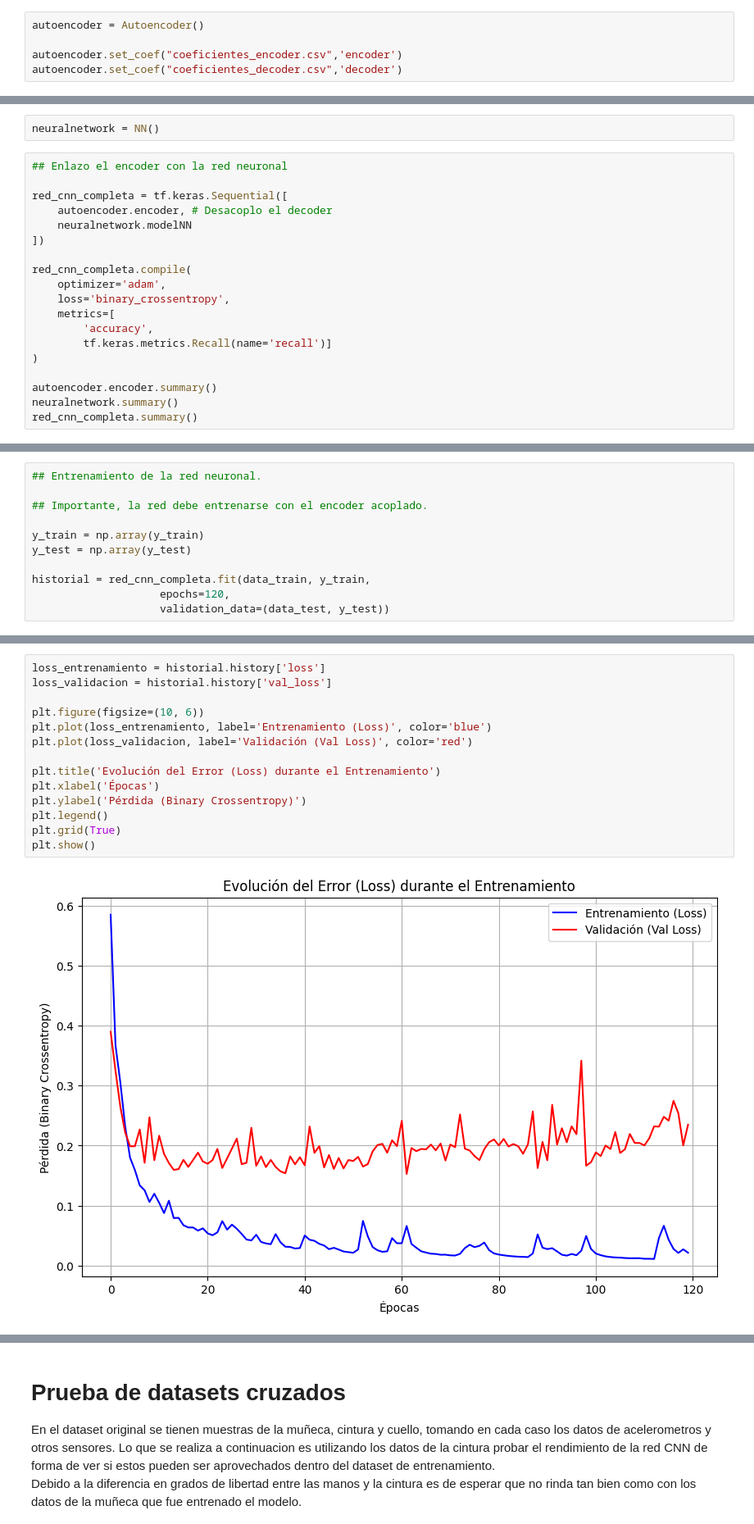
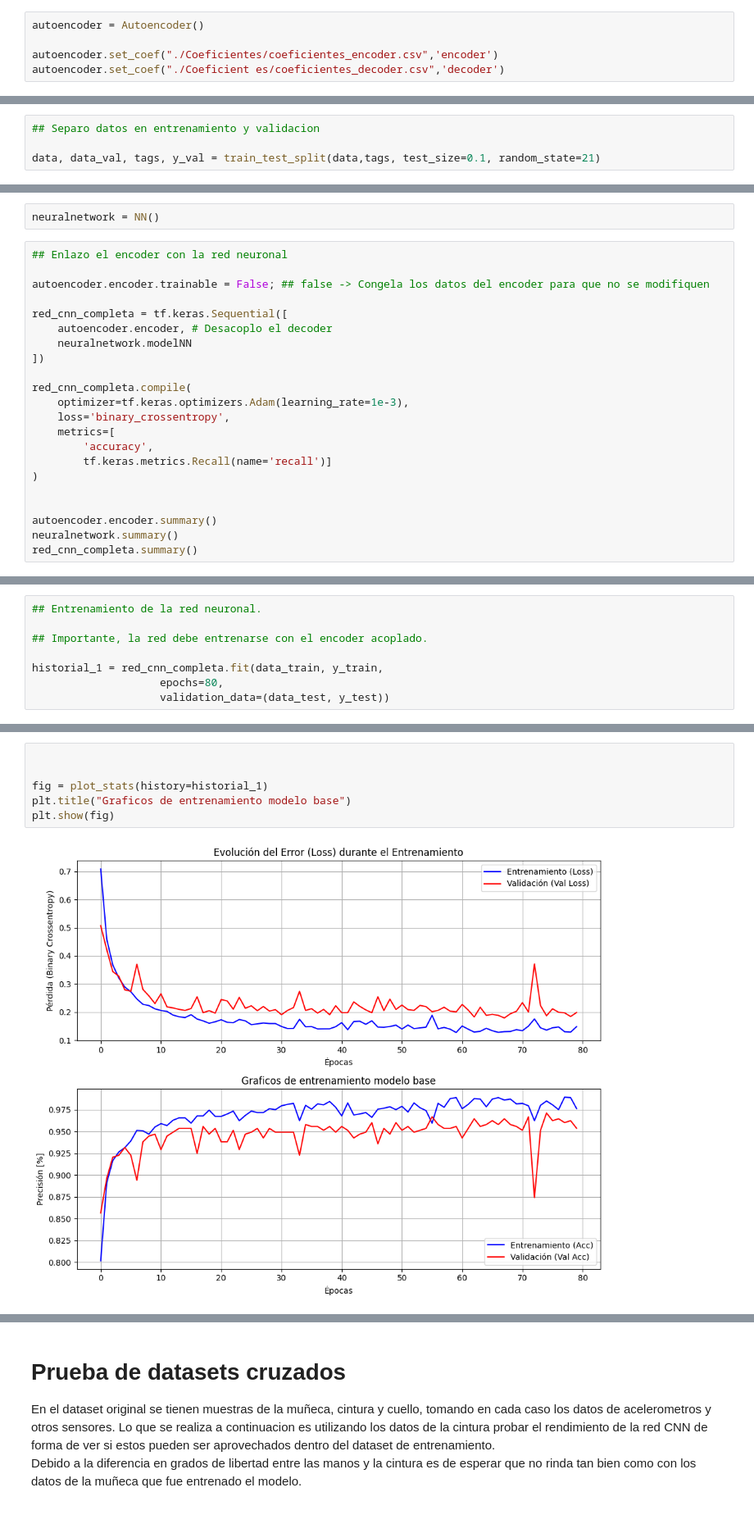
Before and after one commit to guidoglorioso/Fall_detection, a Jupyter notebook: CNN.ipynb, the cells around one changed output, grey strips where cells are left out. Shown at 82% size. Cells and saved outputs as stored; diff of their text form.

```diff
--- a/CNN.ipynb
+++ b/CNN.ipynb
@@ -28,6 +27,6 @@ To enable the following instructions: SSE4.1 SSE4.2 AVX AVX2 AVX512F AVX512_VNNI
 # %%
 autoencoder = Autoencoder()
 
-autoencoder.set_coef("coeficientes_encoder.csv",'encoder')
-autoencoder.set_coef("coeficientes_decoder.csv",'decoder')
+autoencoder.set_coef("./Coeficientes/coeficientes_encoder.csv",'encoder')
+autoencoder.set_coef("./Coeficient es/coeficientes_decoder.csv",'decoder')
 # %% [output]
@@ -86,3 +55,7 @@ El shape de tags es: 2515
+# %%
+## Separo datos en entrenamiento y validacion
+
+data, data_val, tags, y_val = train_test_split(data,tags, test_size=0.1, random_state=21)
 # %%
 escalador = dataScaler() ## Fitea los datos y guarda sus coef.
 
@@ -110,6 +84,8 @@ Shape y_test: 503
 neuralnetwork = NN()
 # %%
 ## Enlazo el encoder con la red neuronal
+
+autoencoder.encoder.trainable = False; ## false -> Congela los datos del encoder para que no se modifiquen
 
 red_cnn_completa = tf.keras.Sequential([
     autoencoder.encoder, # Desacoplo el decoder
@@ -117,13 +93,14 @@ red_cnn_completa = tf.keras.Sequential([
 ])
 
 red_cnn_completa.compile(
-    optimizer='adam',
+    optimizer=tf.keras.optimizers.Adam(learning_rate=1e-3),
     loss='binary_crossentropy',
     metrics=[
         'accuracy',
         tf.keras.metrics.Recall(name='recall')]
 )
 
+
 autoencoder.encoder.summary()
 neuralnetwork.summary()
 red_cnn_completa.summary()
@@ -172,10 +149,7 @@ Model: "sequential_3"
 
 ## Importante, la red debe entrenarse con el encoder acoplado.
 
-y_train = np.array(y_train)
-y_test = np.array(y_test)
-
-historial = red_cnn_completa.fit(data_train, y_train,
-                    epochs=120,
+historial_1 = red_cnn_completa.fit(data_train, y_train,
+                    epochs=80,
                     validation_data=(data_test, y_test))
 # %% [output]
@@ -199,17 +173,9 @@ Epoch 120/120
 # %%
-loss_entrenamiento = historial.history['loss']
-loss_validacion = historial.history['val_loss']
 
-plt.figure(figsize=(10, 6))
-plt.plot(loss_entrenamiento, label='Entrenamiento (Loss)', color='blue')
-plt.plot(loss_validacion, label='Validación (Val Loss)', color='red')
 
-plt.title('Evolución del Error (Loss) durante el Entrenamiento')
-plt.xlabel('Épocas')
-plt.ylabel('Pérdida (Binary Crossentropy)')
-plt.legend()
-plt.grid(True)
-plt.show()
+fig = plot_stats(history=historial_1)
+plt.title("Graficos de entrenamiento modelo base")
+plt.show(fig)
 # %% [output]
-[figure, old version]
+[figure, new version]
 # %%
```
Also changed, not shown: parts of 27 cells of this notebook, 7 other files.
